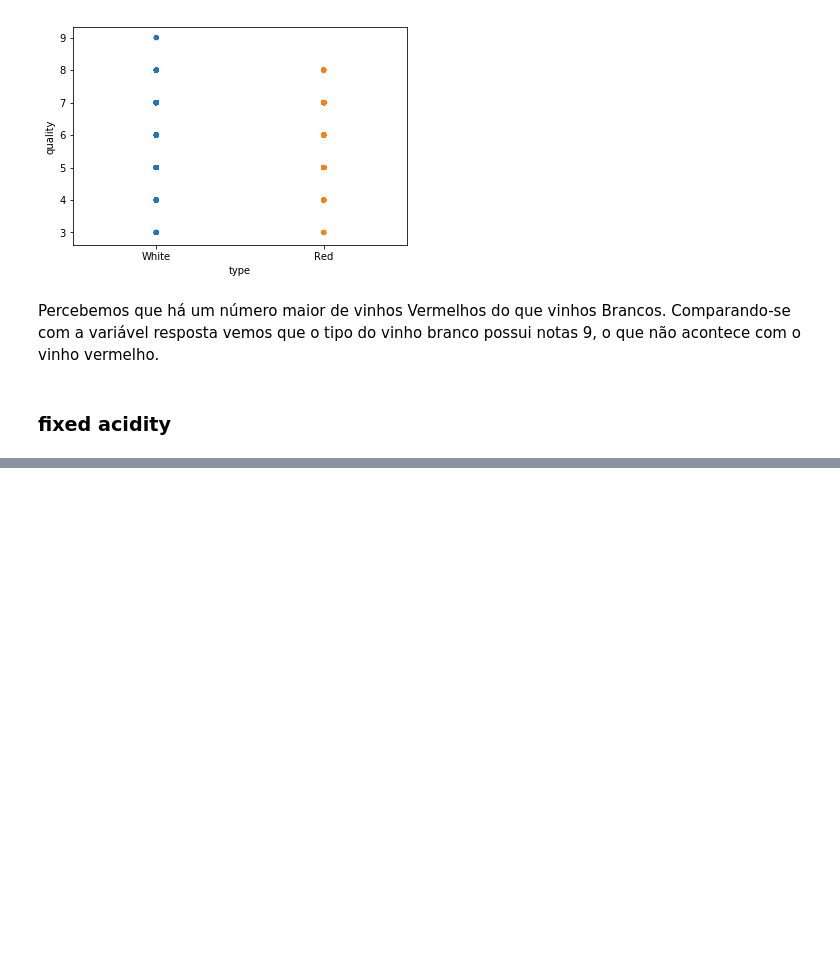
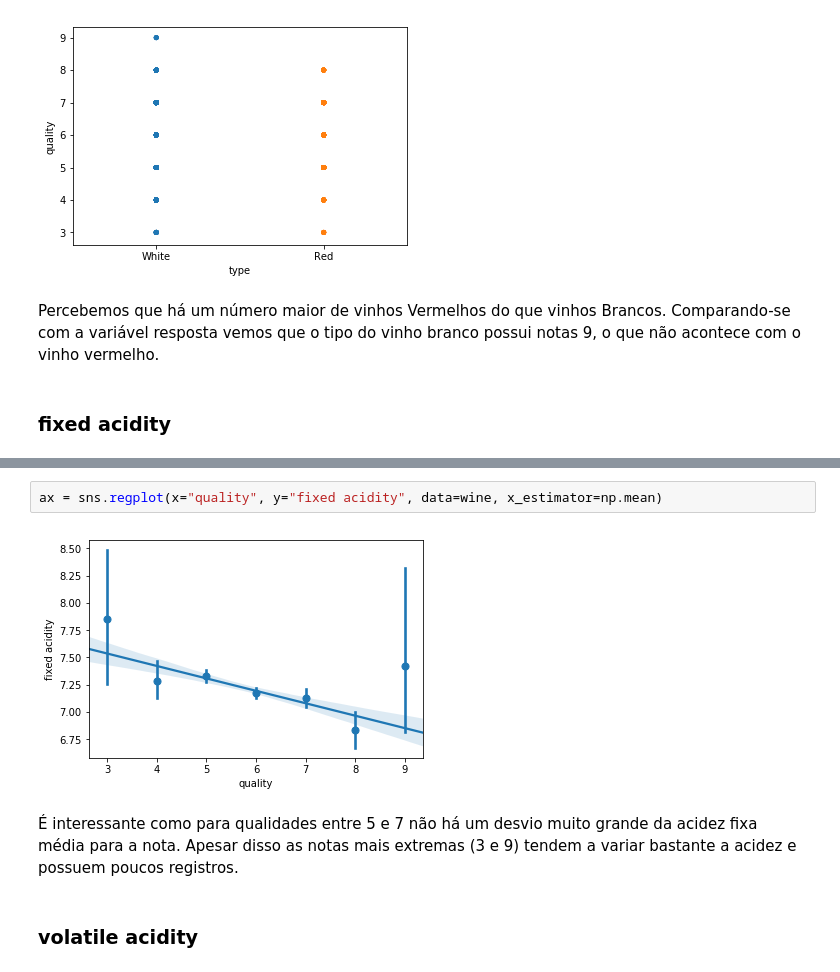
Before and after one commit to bahbbc/wine-quality, a Jupyter notebook: WineQuality.ipynb, the cells around one changed output, grey strips where cells are left out. Cells and saved outputs as stored; diff of their text form; blank space fills up the shorter version.

```diff
--- a/WineQuality.ipynb
+++ b/WineQuality.ipynb
@@ -65,0 +96,8 @@ Percebemos que há um número maior de vinhos Vermelhos do que vinhos Brancos. C
+# %%
+ax = sns.regplot(x="quality", y="fixed acidity", data=wine, x_estimator=np.mean)
+# %% [output]
+[figure, added]
+# %% [markdown]
+É interessante como para qualidades entre 5 e 7 não há um desvio muito grande da acidez fixa média para a nota. Apesar disso as notas mais extremas (3 e 9) tendem a variar bastante a acidez e possuem poucos registros.
+# %% [markdown]
+### volatile acidity
```
Also changed, not shown: parts of 102 cells of this notebook.
